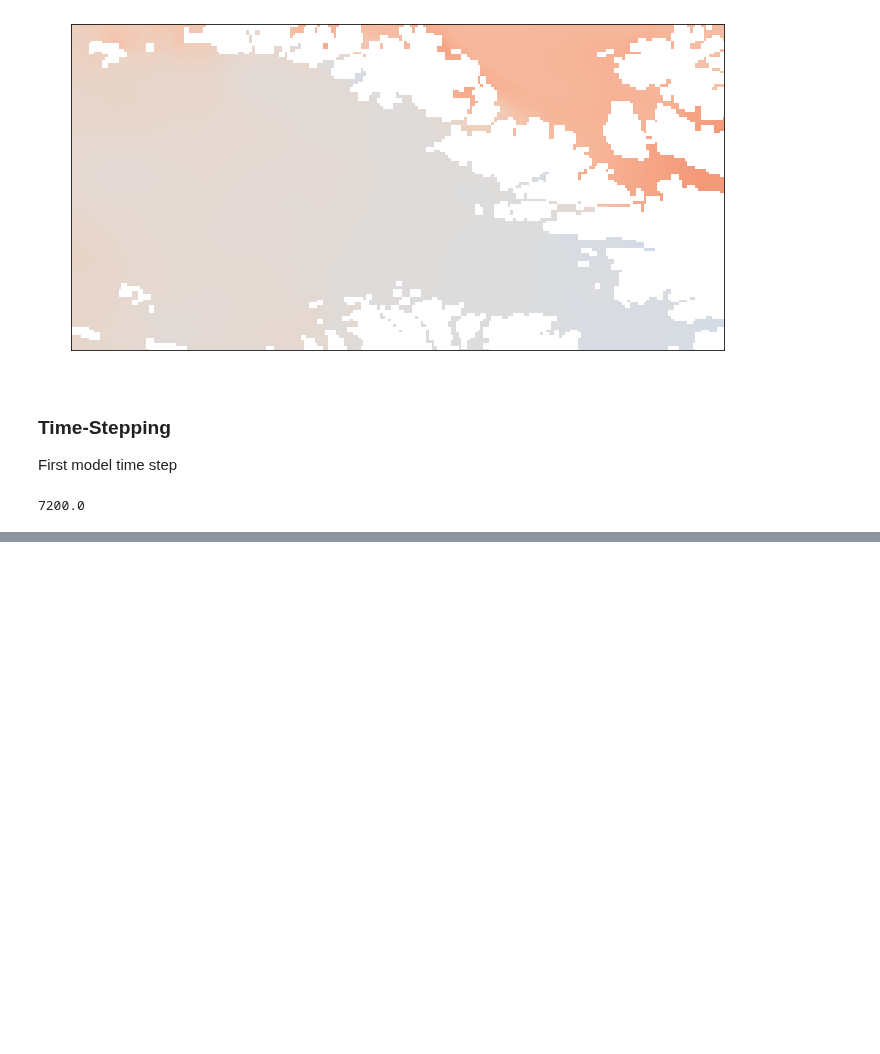
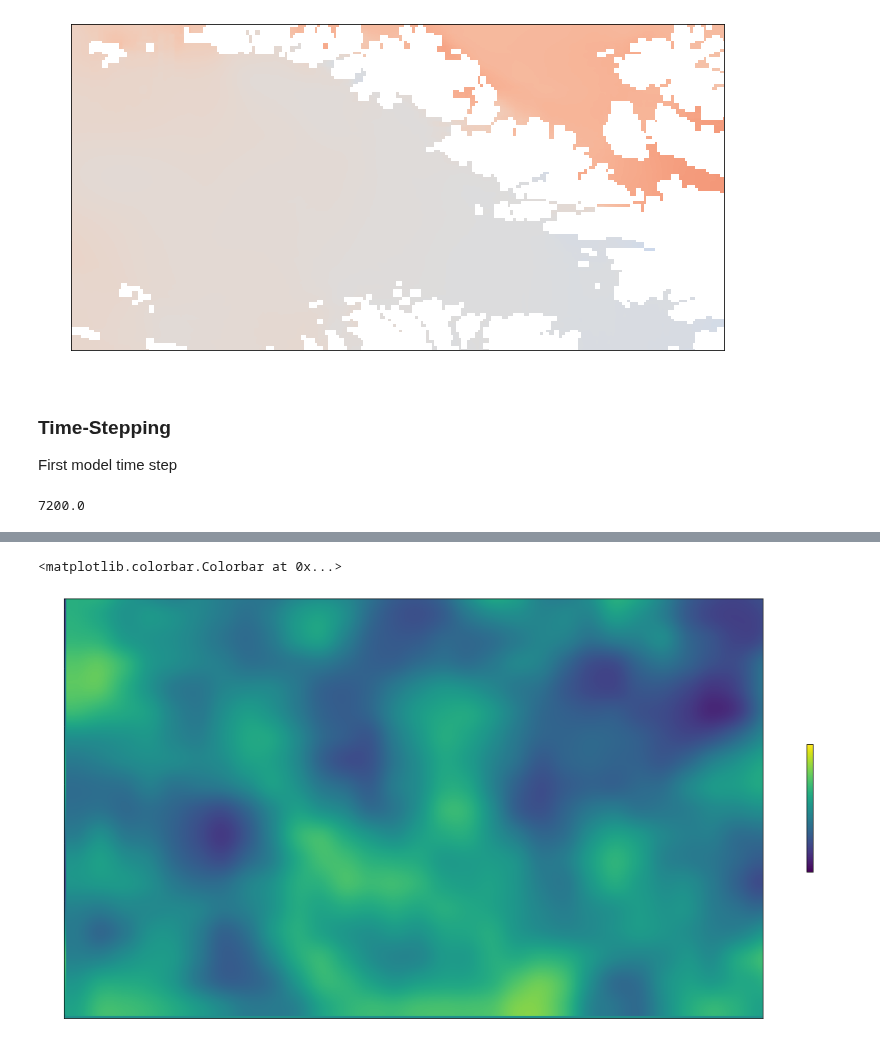
Before and after one commit to sintefmath/multilevelDA, a Jupyter notebook: notebooks/MultiResSim.ipynb, the cells around one changed output, grey strips where cells are left out. Saved outputs shown, nothing was run; the diff lists cells and outputs as text; code cells hidden in the pictures; blank space fills up the shorter version.

```diff
--- a/notebooks/MultiResSim.ipynb
+++ b/notebooks/MultiResSim.ipynb
@@ -370,0 +143,19 @@ pert_hv = hv_pert.download(sim.gpu_stream)
+# %%
+fine_NX = np.ceil((sim.nx+4) * 1.2).astype(np.int32)
+fine_NY = np.ceil((sim.ny+4) * 1.2).astype(np.int32)
+
+fine_dx = sim.children[-1].dx
+fine_dy = sim.children[-1].dy
+# %%
+import pycuda.driver as cuda
+stream = cuda.Stream()
+
+from gpuocean.SWEsimulators import OceanStateNoise
+from importlib import reload
+reload(OceanStateNoise)
+small_scale_model_error = OceanStateNoise.OceanStateNoise(gpu_ctx, stream, fine_NX, fine_NY, fine_dx, fine_dy, sim.boundary_conditions, staggered=False, interpolation_factor=21, angle= NetCDFInitialization.get_texture(sim, "angle_tex"), coriolis_f=NetCDFInitialization.get_texture(sim, "coriolis_f_tex"))
+
+from gpuocean.utils import Common
+eta_pert = Common.CUDAArray2D(stream, fine_NX, fine_NY, 0,0, np.zeros((fine_NY, fine_NX)))
+hu_pert = Common.CUDAArray2D(stream, fine_NX, fine_NY, 0,0, np.zeros((fine_NY, fine_NX)))
+hv_pert = Common.CUDAArray2D(stream, fine_NX, fine_NY, 0,0, np.zeros((fine_NY, fine_NX)))
@@ -370,0 +167,8 @@ pert_hv = hv_pert.download(sim.gpu_stream)
+# %%
+fig, axs = plt.subplots(1,1, figsize=(20,10))
+im = axs.imshow(eta_pert.data.get(), vmin=-0.05, vmax=0.05, origin="lower")
+# im = axs.imshow(np.roll(eta_pert.data.get(), -2, axis=1))
+plt.colorbar(im, ax=axs, shrink=0.3)
+# %% [output]
+<matplotlib.colorbar.Colorbar at 0x...>
+[figure, added]
```
Also changed, not shown: parts of 58 cells of this notebook.
